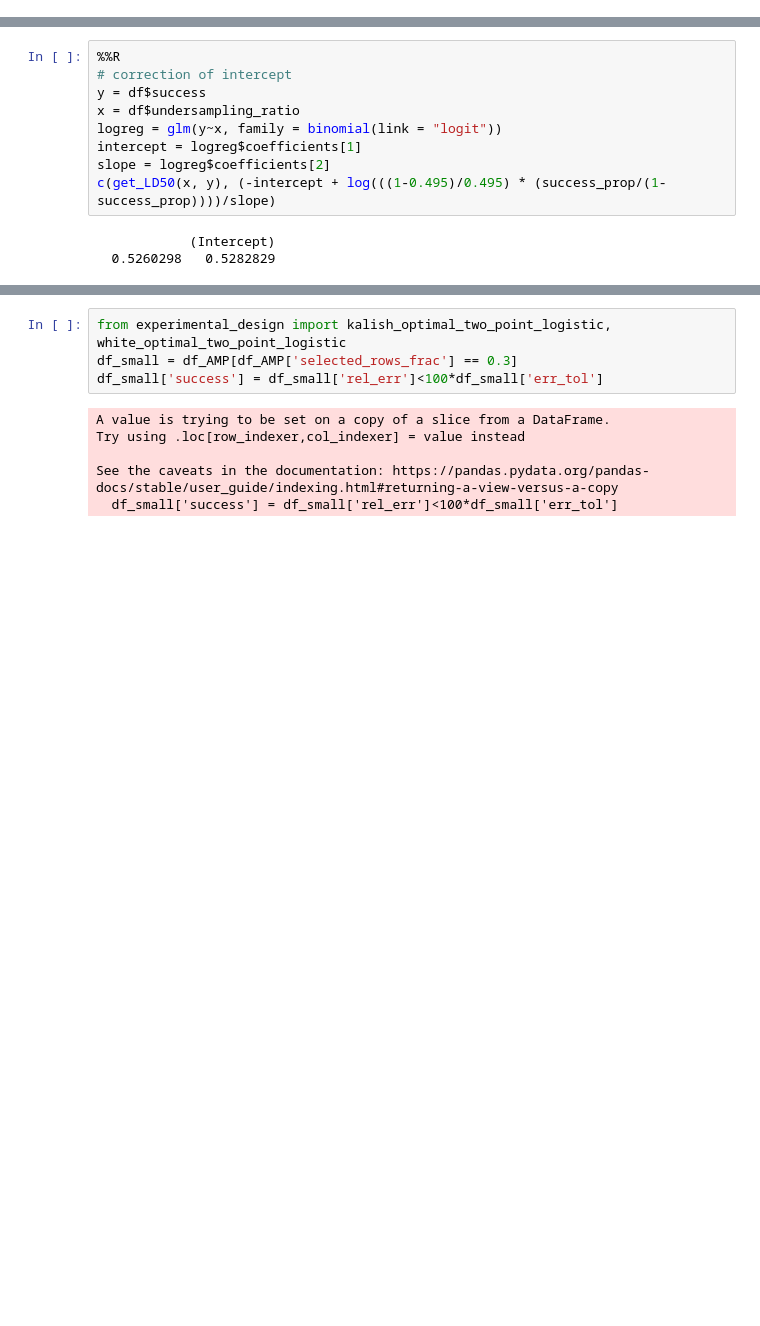
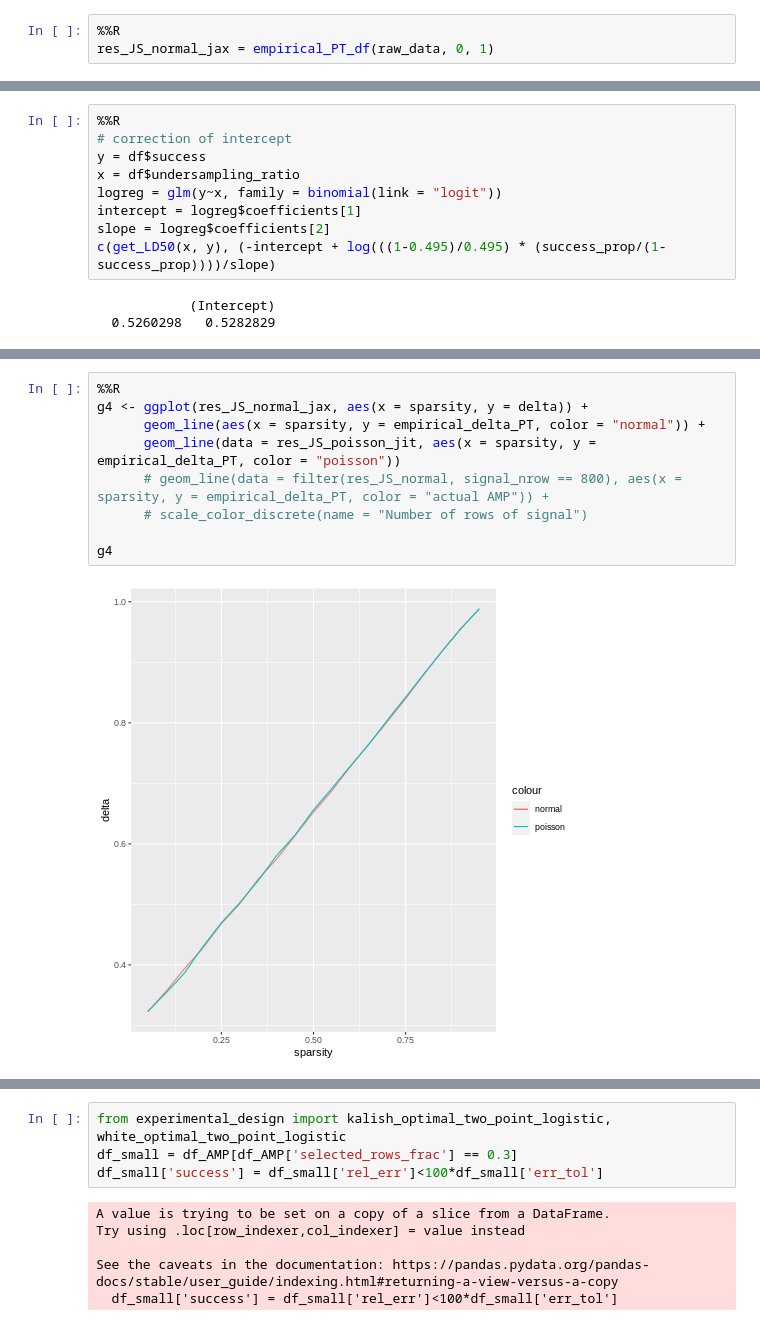
Before and after one commit to apd1995/SoftSense-and-SteinSense, a Jupyter notebook: updating_params.ipynb, the cells around one changed output, grey strips where cells are left out. Saved outputs shown, nothing was run; the diff lists cells and outputs as text; blank space fills up the shorter version.

```diff
--- a/updating_params.ipynb
+++ b/updating_params.ipynb
@@ -346,0 +334,3 @@ filter(res_JS_normal_800, signal_nrow == 800)
+# %%
+%%R
+res_JS_normal_jax = empirical_PT_df(raw_data, 0, 1)
@@ -381,0 +384,11 @@ c(get_LD50(x, y), (-intercept + log(((1-0.495)/0.495) * (success_prop/(1-success
+# %%
+%%R
+g4 <- ggplot(res_JS_normal_jax, aes(x = sparsity, y = delta)) +
+      geom_line(aes(x = sparsity, y = empirical_delta_PT, color = "normal")) +
+      geom_line(data = res_JS_poisson_jit, aes(x = sparsity, y = empirical_delta_PT, color = "poisson"))
+      # geom_line(data = filter(res_JS_normal, signal_nrow == 800), aes(x = sparsity, y = empirical_delta_PT, color = "actual AMP")) +
+      # scale_color_discrete(name = "Number of rows of signal")
+
+g4
+# %% [output]
+[figure, added]
```
Also changed, not shown: parts of 35 cells of this notebook.
